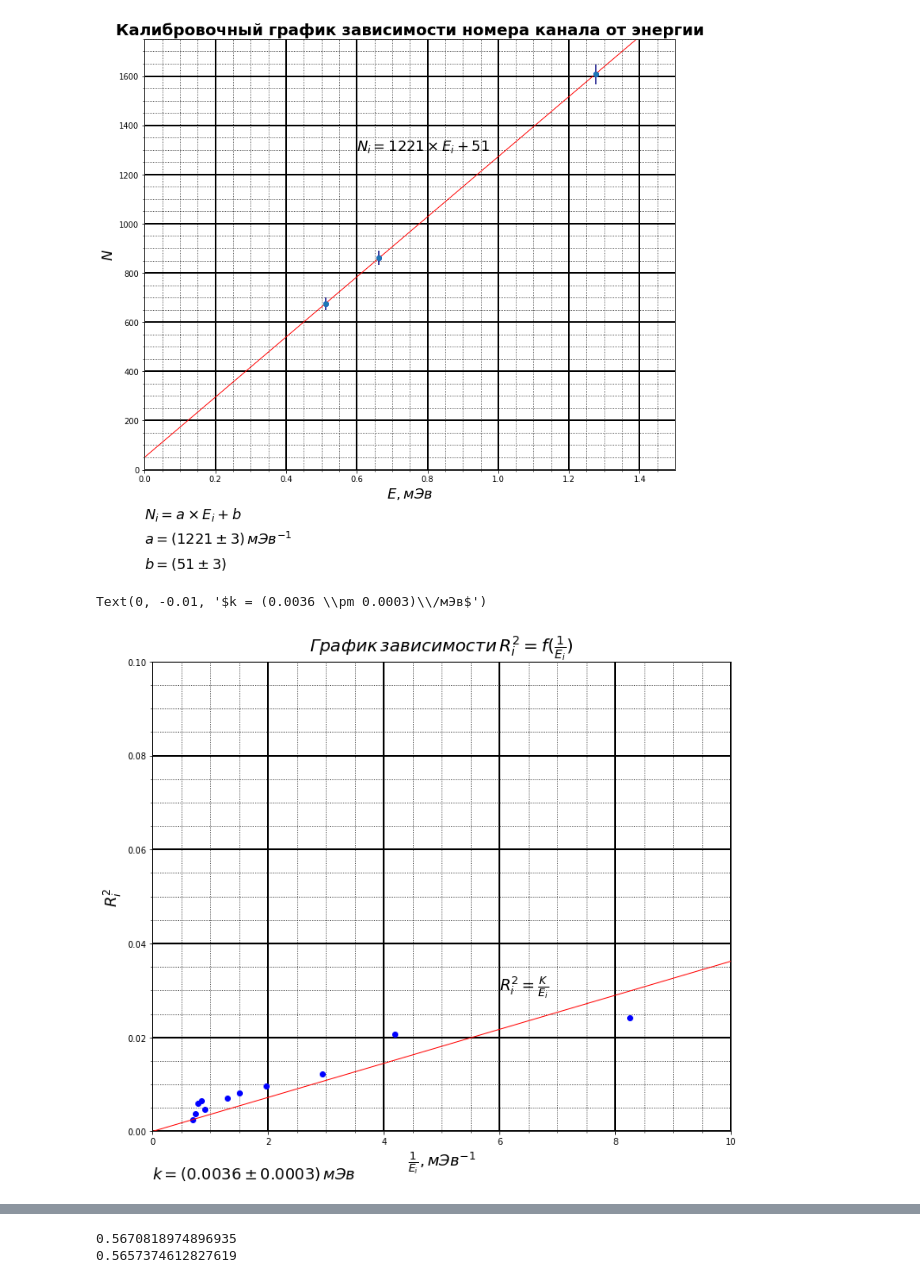
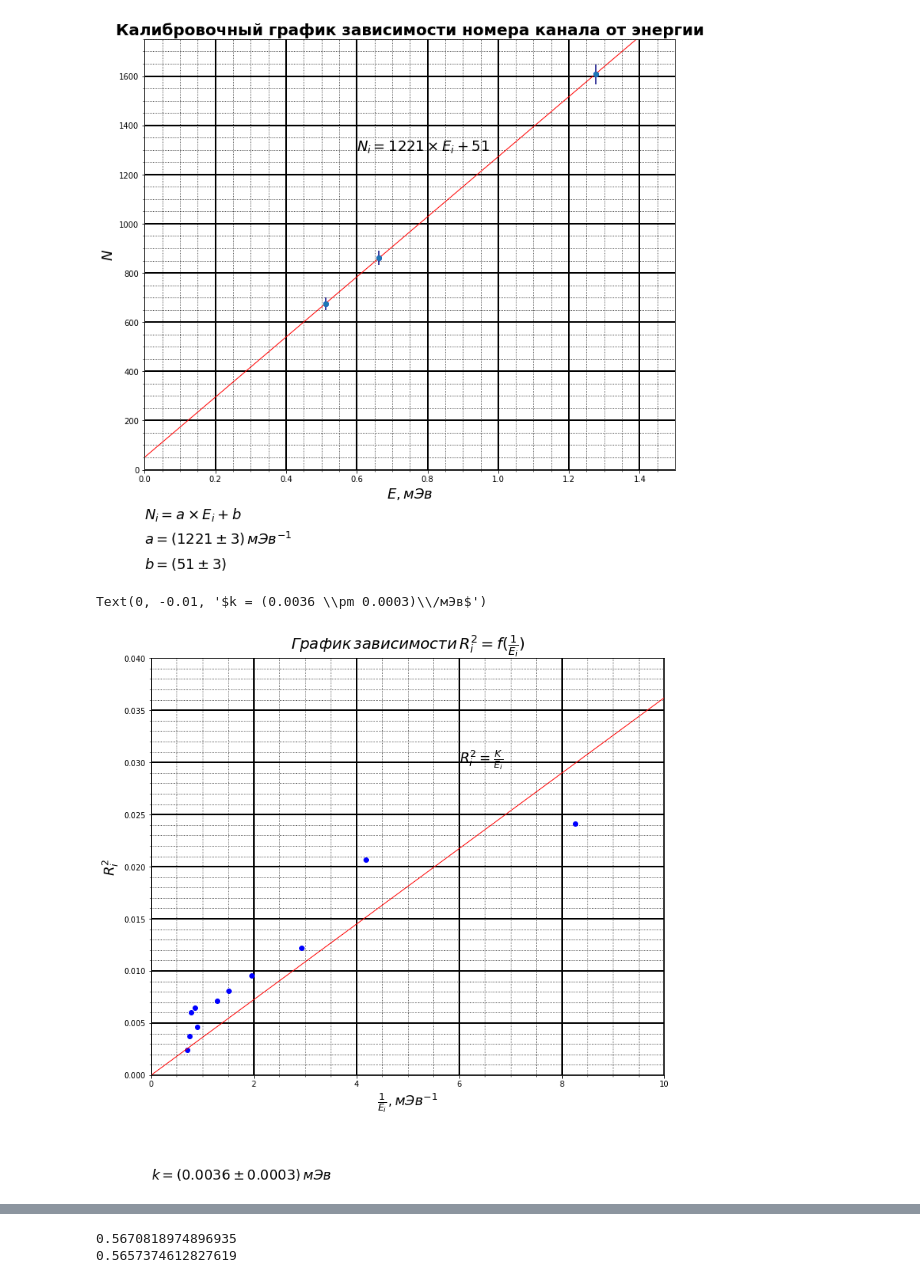
Before and after one commit to rogovrt/lab_5sem, a Jupyter notebook: lab55.ipynb, the cells around one changed output, grey strips where cells are left out. Cells and saved outputs as stored; diff of their text form; code cells hidden in the pictures.

```diff
--- a/lab55.ipynb
+++ b/lab55.ipynb
@@ -50,35 +50,35 @@ dN_i=np.array([116, 101, 73, 23, 42, 46, 80, 92, 86, 121, 61], dtype = 'float')
 E_i=E(N_i)
 dE_i=dE(dN_i)
 R_i=dE_i/E_i
 
 plt.plot(1/E_i, R_i ** 2, "bo")
 plt.title(r'$График\/зависимости\/R_{i}^{2} = f(\frac{1}{E_{i}})$', fontsize = 20, fontweight = 'bold')
 fig = plt.gcf()
 fig.set_size_inches(12, 10)
 ax = plt.gca()
 ax.minorticks_on()
 ax.set_xlabel(r'$\frac{1}{E_{i}}, мЭв^{-1}$', fontsize = 18)
 ax.set_ylabel(r'$R_{i}^{2}$', fontsize = 18)
 ax.grid(which='major',
         color = 'k',
         linewidth = 2)
 ax.grid(which='minor',
         color = 'k',
         linestyle = ':')
 ax.set_xlim(0, 10)
-ax.set_ylim(0, .1)
+ax.set_ylim(0, .04)
 
 m1 = sm.OLS(R_i ** 2, 1/E_i)
 res1 = m1.fit()
 param1 = res1.params[::-1]
 error1 = res1.bse[::-1]
 inter1 = np.linspace(0, 40, 100)
 plt.plot(inter1, param1*inter1, "r", linewidth = '1')
 plt.text(6, .03, r'$R_{i}^{2} = \frac{K}{E_{i}}$' % (param1), fontsize = 18)
 plt.text(0, -.01, r'$k = (%.4f \pm %.4f)\/мЭв$' % (param1, error1), fontsize = 18)
 # %% [output]
 Text(0, -0.01, '$k = (0.0036 \\pm 0.0003)\\/мЭв$')
-[figure, old version]
+[figure, new version]
 # %%
 E_max = E(1490)/(1+0.511/2*E(1490))#Co
 print(E_max)
```
Also changed, not shown: parts of 3 cells of this notebook.
